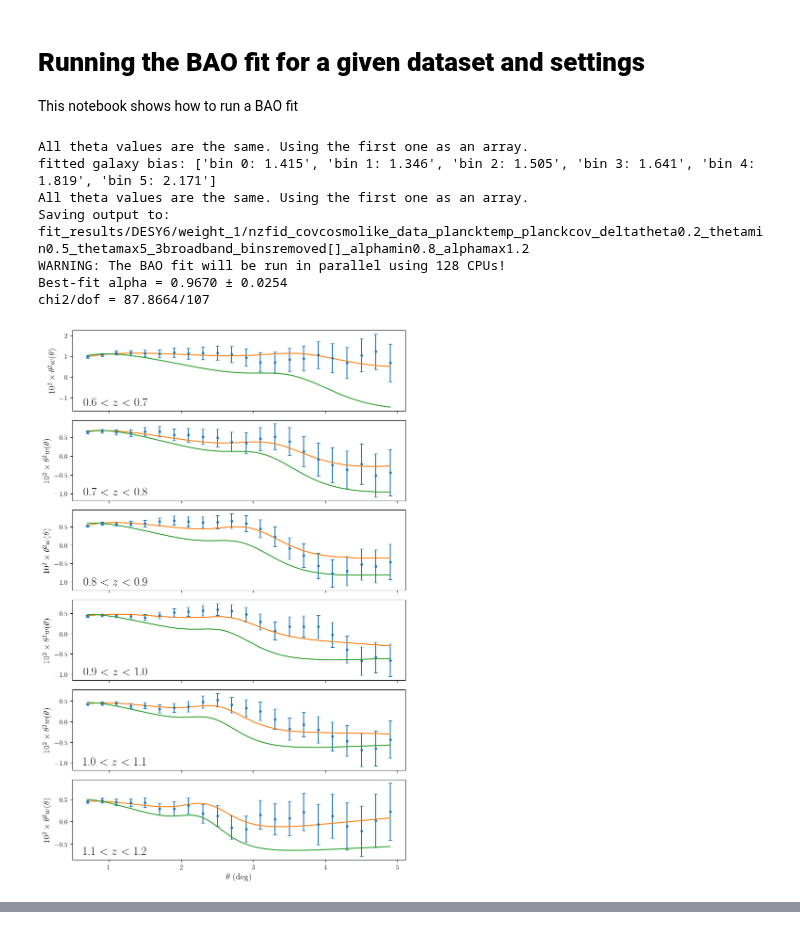
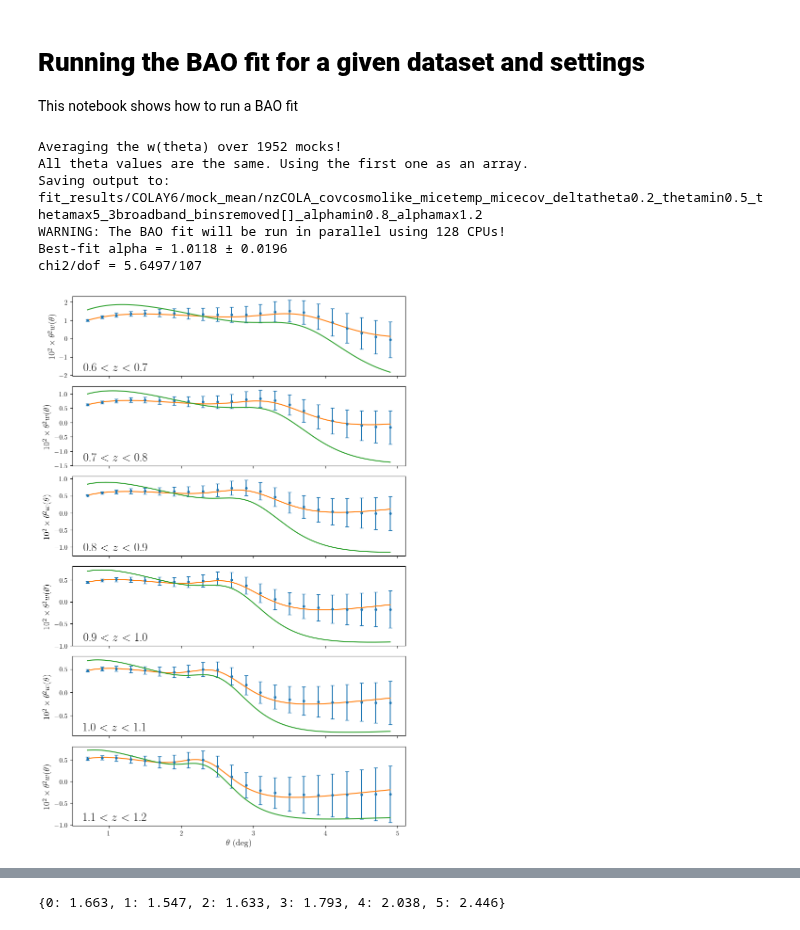
Before and after one commit to juanejo95/BAOfit_wtheta, a Jupyter notebook: fit_wtheta.ipynb, the cells around one changed output, grey strips where cells are left out. Cells and saved outputs as stored; diff of their text form; code cells hidden in the pictures.

Commit message:
Updated the code to fit the DES Y6 COLA mocks

```diff
--- a/fit_wtheta.ipynb
+++ b/fit_wtheta.ipynb
@@ -13,16 +13,36 @@ from utils_data import RedshiftDistributions, WThetaDataCovariance
 from utils_baofit import WThetaModelGalaxyBias, WThetaModel, BAOFitInitializer, BAOFit
 
 # 1. Arguments
+# class Args:
+#     def __init__(self):
+#         self.include_wiggles = "y"
+#         self.dataset = "DESY6"
+#         self.weight_type = 1
+#         self.mock_id = 10 # it will not be used...
+#         self.nz_flag = "fid"
+#         # self.nz_flag = "clusteringz"
+#         self.cov_type = "cosmolike"
+#         self.cosmology_template = "planck"
+#         self.cosmology_covariance = "planck"
+#         self.delta_theta = 0.2
+#         self.theta_min = 0.5
+#         self.theta_max = 5
+#         self.n_broadband = 3
+#         self.bins_removed = 'None'
+#         self.diag_only = "n"
+#         self.remove_crosscov = "n"
+#         self.alpha_min = 0.8
+#         self.alpha_max = 1.2
 class Args:
     def __init__(self):
         self.include_wiggles = "y"
-        self.dataset = "DESY6"
-        self.weight_type = 1
-        self.nz_flag = "fid"
-        # self.nz_flag = "clusteringz"
-        self.cov_type = "cosmolike_data"
-        self.cosmology_template = "planck"
-        self.cosmology_covariance = "planck"
+        self.dataset = "COLAY6"
+        self.weight_type = 1 # it will not be used...
+        self.mock_id = "mean"
+        self.nz_flag = "COLA"
+        self.cov_type = "cosmolike"
+        self.cosmology_template = "mice"
+        self.cosmology_covariance = "mice"
         self.delta_theta = 0.2
         self.theta_min = 0.5
         self.theta_max = 5
@@ -49,13 +69,14 @@ def _map_bins_removed(bins_removed):
     return bin_mappings.get(bins_removed)
 args.bins_removed = _map_bins_removed(args.bins_removed)
 
-fit_galaxybias = True
+fit_galaxybias = False
 
 if fit_galaxybias:
     # 3. Load data w(theta) and covariance (for the linear galaxy bias fit)
     wtheta_data_covariance = WThetaDataCovariance(
         dataset=args.dataset,
         weight_type=args.weight_type,
+        mock_id=args.mock_id,
         nz_flag=args.nz_flag, # this is only needed to get nbins...
         cov_type=args.cov_type,
         cosmology_covariance=args.cosmology_covariance,
@@ -82,16 +103,18 @@ if fit_galaxybias:
     popt, pcov = curve_fit(wtheta_model_galaxybias.get_wtheta_function(), theta_data, wtheta_data_concatenated, np.ones(nbins), bounds=([0] * nbins, [3] * nbins), sigma=cov, absolute_sigma=False)
     galaxy_bias = {bin_z: popt[bin_z] for bin_z in range(len(popt))}
 
-    print(f"fitted galaxy bias: {[f'bin {bin_z}: {galaxy_bias[bin_z]:.3f}' for bin_z in range(len(galaxy_bias))]}")
+    print(f"Fitted galaxy bias: {[f'bin {bin_z}: {galaxy_bias[bin_z]:.3f}' for bin_z in range(len(galaxy_bias))]}")
 
 else:
     # galaxy_bias = {0: 1.7984801248816065, 1: 1.8023169145559157, 2: 1.8102780823227076, 3: 1.9542868433512404, 4: 2.1103760953498414, 5: 2.4099120180419513}
-    galaxy_bias = {bin_z: 1.5 for bin_z in range(10)}
+    # galaxy_bias = {bin_z: 2 for bin_z in range(10)}
+    galaxy_bias = {0: 1.663, 1: 1.547, 2: 1.633, 3: 1.793, 4: 2.038, 5: 2.446}
 
 # 3. Load data w(theta) and covariance
 wtheta_data_covariance = WThetaDataCovariance(
     dataset=args.dataset,
     weight_type=args.weight_type,
+    mock_id=args.mock_id,
     nz_flag=args.nz_flag, # this is only needed to get nbins...
     cov_type=args.cov_type,
     cosmology_covariance=args.cosmology_covariance,
@@ -119,6 +142,7 @@ baofit_initializer = BAOFitInitializer(
     include_wiggles=args.include_wiggles,
     dataset=args.dataset,
     weight_type=args.weight_type,
+    mock_id=args.mock_id,
     nz_flag=args.nz_flag,
     cov_type=args.cov_type,
     cosmology_template=args.cosmology_template,
@@ -143,36 +167,35 @@ baofit = BAOFit(
     close_fig=False,
     use_multiprocessing=True,
     n_cpu=128
 )
 alpha_best, err_alpha, chi2_best, dof = baofit.fit()
 
 
 # # THIS DOES NOT WORK ANYMORE
 # # # --. First fit attempt. We use curve_fit.
 # # wtheta_data_concatenated = np.concatenate([wtheta_data[bin_z] for bin_z in range(nbins)])
 # # n_params = len(wtheta_model.names_params)
 # # n_params_true = len(wtheta_model.names_params) - (1 + args.n_broadband) * len(args.bins_removed)
 # # wtheta_template = wtheta_model.get_wtheta_template()
 
 # # popt, pcov = curve_fit(wtheta_template, theta_data, wtheta_data_concatenated, p0=wtheta_model.p0, bounds=wtheta_model.bounds, sigma=cov, absolute_sigma=False)
 # # err_params = np.sqrt(np.diag(pcov))
 
 # # # Let's compute the chi2 and dof
 # # wtheta_fit_concatenated = wtheta_template(theta_data, *popt)
 # # diff = wtheta_data_concatenated - wtheta_fit_concatenated
 # # chi_square = diff @ np.linalg.inv(cov) @ diff
 # # dof = len(wtheta_data_concatenated) - n_params_true
 # # for bin_z in args.bins_removed:
 # #     dof -= len(indices_theta_allbins[bin_z])
 
 # # print(f'Best-fit alpha = {popt[0]:.4f} ± {np.sqrt(pcov[0, 0]):.4f}')
 # # print(f'chi2/dof = {chi_square:.4f}/{dof}')
 # %% [output]
+Averaging the w(theta) over 1952 mocks!
 All theta values are the same. Using the first one as an array.
-fitted galaxy bias: ['bin 0: 1.415', 'bin 1: 1.346', 'bin 2: 1.505', 'bin 3: 1.641', 'bin 4: 1.819', 'bin 5: 2.171']
-All theta values are the same. Using the first one as an array.
-Saving output to: fit_results/DESY6/weight_1/nzfid_covcosmolike_data_plancktemp_planckcov_deltatheta0.2_thetamin0.5_thetamax5_3broadband_binsremoved[]_alphamin0.8_alphamax1.2
+Saving output to: fit_results/COLAY6/mock_mean/nzCOLA_covcosmolike_micetemp_micecov_deltatheta0.2_thetamin0.5_thetamax5_3broadband_binsremoved[]_alphamin0.8_alphamax1.2
 WARNING: The BAO fit will be run in parallel using 128 CPUs!
-Best-fit alpha = 0.9670 ± 0.0254
-chi2/dof = 87.8664/107
+Best-fit alpha = 1.0118 ± 0.0196
+chi2/dof = 5.6497/107
-[figure, old version]
+[figure, new version]
@@ -179,0 +203,4 @@ chi2/dof = 87.8664/107
+# %%
+galaxy_bias
+# %% [output]
+{0: 1.663, 1: 1.547, 2: 1.633, 3: 1.793, 4: 2.038, 5: 2.446}
```
Also changed, not shown: parts of 1 cell of this notebook, 15 other files.
